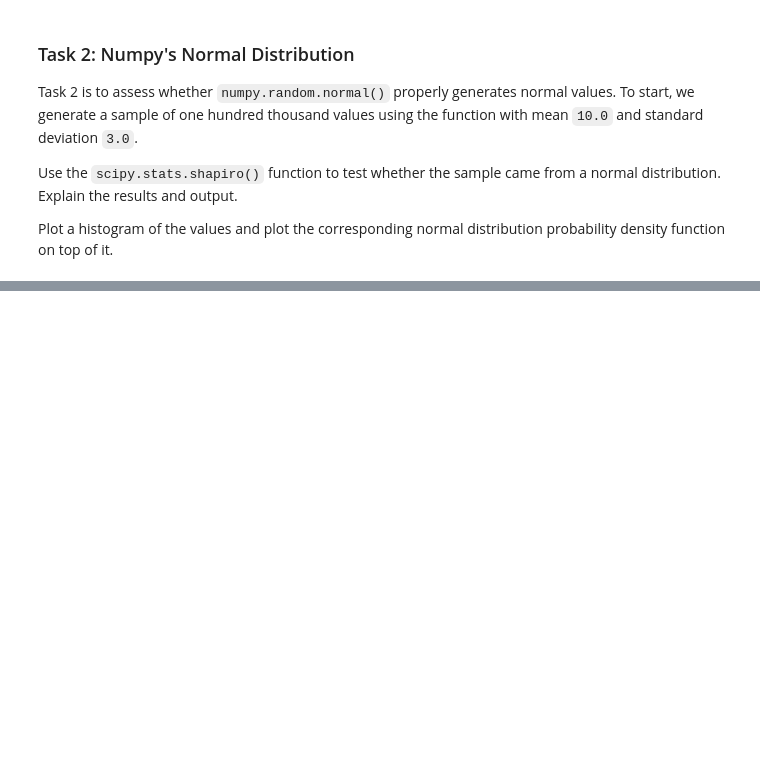
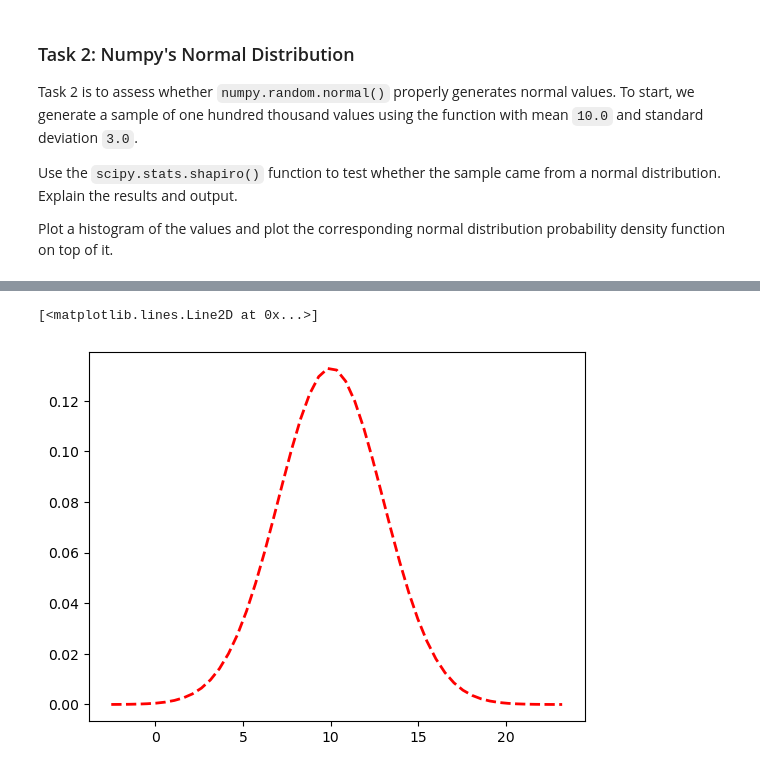
Before and after one commit to kevinsenan/applied_statistics_24_25, a Jupyter notebook: tasks.ipynb, the cells around one changed output, grey strips where cells are left out. Cells and saved outputs as stored; diff of their text form; code cells hidden in the pictures; blank space fills up the shorter version.

```diff
--- a/tasks.ipynb
+++ b/tasks.ipynb
@@ -202,0 +214,6 @@ shapiro_test = stats.shapiro(sample)
+# %%
+pdf = stats.norm.pdf(bins, mu, sigma)
+plt.plot(bins, pdf, 'r--', linewidth=2)
+# %% [output]
+[<matplotlib.lines.Line2D at 0x...>]
+[figure, added]
```
Also changed, not shown: parts of 6 cells of this notebook.
